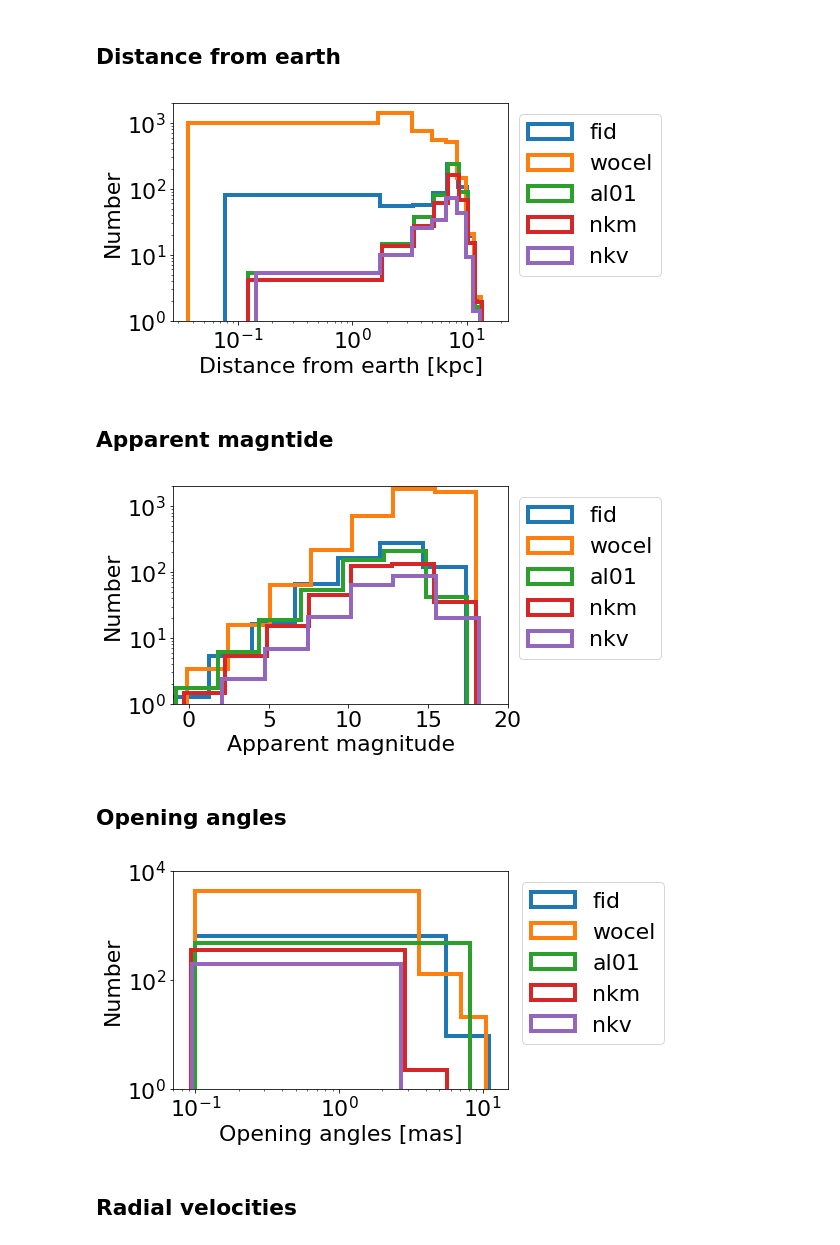
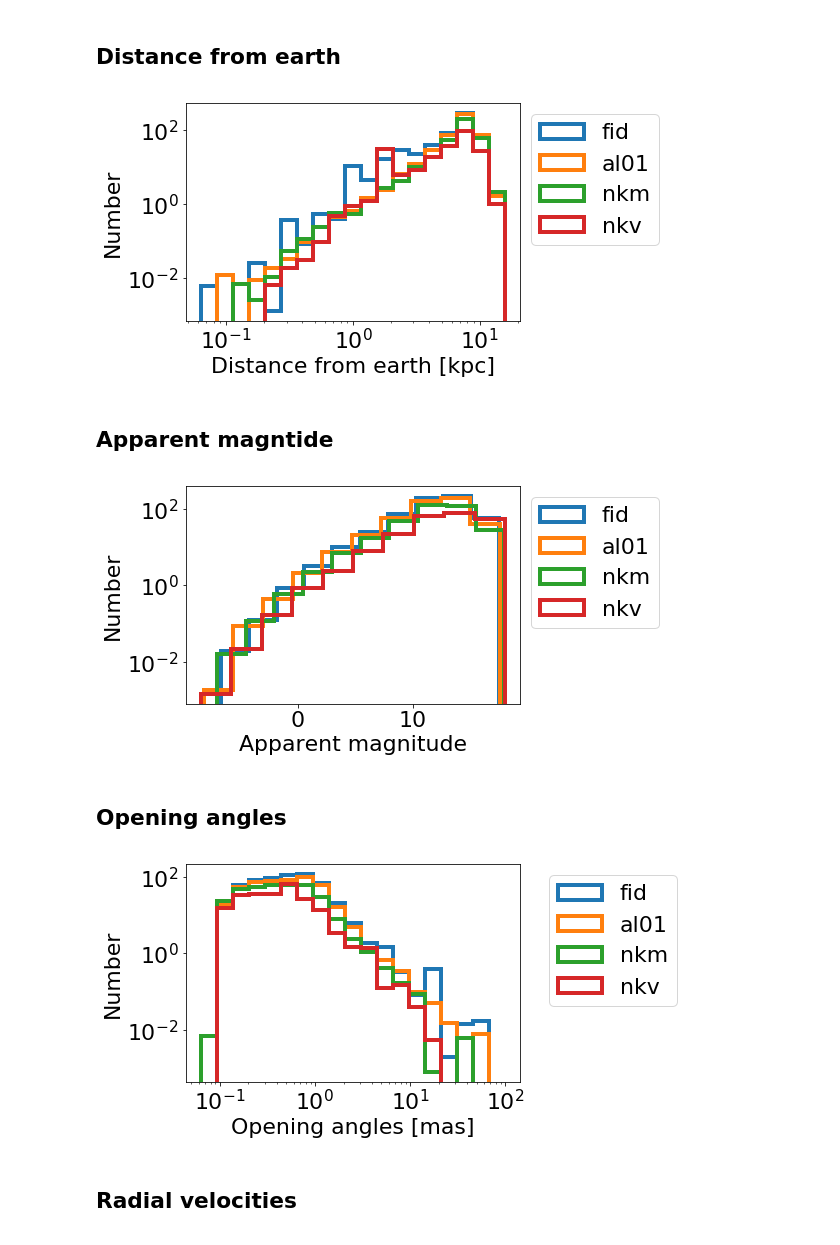
Before and after one commit to bolverk/gaia_black_hole_binaries, a Jupyter notebook: stellar_binary_monte_carlo_mk2.ipynb, the cells around one changed output. Saved outputs shown, nothing was run; the diff lists cells and outputs as text; code cells hidden in the pictures.

Commit message:
touch up figures

```diff
--- a/stellar_binary_monte_carlo_mk2.ipynb
+++ b/stellar_binary_monte_carlo_mk2.ipynb
@@ -19,6 +17,3 @@ Without limit on common envelope phase
-# %%
-recipes['wocel'] = StarSoup.fiducial()
-recipes['wocel']['binary evolution'] = StarSoup.CommonEnvelope.evolve_unrestricted_common_envelope
 # %% [markdown]
 Lower common envelope $\alpha \lambda$
 # %%
@@ -102,7 +95,8 @@ for key in populations:
               weights=populations[key]['statistical weight'][gaia_masks[key]]*star_number_scale,
                histtype='step',
                linewidth=4,
-              label=key)
+              label=key,
+              bins=numpy.logspace(0,2,20))
 pylab.xlabel(r'Companion mass [$M_{\odot}$]')
 pylab.ylabel('Number')
 pylab.xscale('log')
@@ -123,13 +117,14 @@ for key in populations:
               weights=populations[key]['statistical weight'][gaia_masks[key]]*star_number_scale,
                histtype='step',
                linewidth=4,
-              label=key)
+              label=key,
+              bins=numpy.logspace(-1,1,10))
 pylab.xlabel(r'Period [years]')
 pylab.ylabel('Number')
 pylab.xscale('log')
 pylab.yscale('log')
-pylab.xticks([0.2,0.5,1,2,4],
-            ['0.2','0.5','1.0','2.0','4.0'])
+#pylab.xticks([0.2,0.5,1,2,4],
+#            ['0.2','0.5','1.0','2.0','4.0'])
 pylab.legend(bbox_to_anchor=(1,1))
 #pylab.tight_layout()
 pass
@@ -146,17 +141,18 @@ for key in populations:
               weights=populations[key]['statistical weight'][gaia_masks[key]]*star_number_scale,
                histtype='step',
                linewidth=4,
-              label=key)
+              label=key,
+              bins=numpy.logspace(-1.2,1.2,20))
 pylab.xlabel(r'Distance from earth [kpc]')
 pylab.ylabel('Number')
 pylab.xscale('log')
 pylab.yscale('log')
 pylab.legend(bbox_to_anchor=(1,1))
-pylab.ylim((1,2e3))
+#pylab.ylim((1,2e3))
 #pylab.tight_layout()
 pass
 # %% [output]
-[figure, old version]
+[figure, new version]
 # %% [markdown]
 ## Apparent magntide
 # %%
@@ -172,39 +168,40 @@ for key in populations:
 pylab.xlabel(r'Apparent magnitude')
 pylab.ylabel('Number')
 pylab.yscale('log')
-pylab.ylim((1,2e3))
-pylab.xlim((-1,20))
+#pylab.ylim((1,2e3))
+#pylab.xlim((-1,20))
 pylab.legend(bbox_to_anchor=(1,1))
 #pylab.tight_layout()
 pass
 # %% [output]
-[figure, old version]
+[figure, new version]
 # %% [markdown]
 ## Opening angles
 # %%
 %matplotlib inline
 font = {'size':22}
 matplotlib.rc('font',**font)
 for key in populations:
     sma_list = populations[key]['terminal semi major axis'][gaia_masks[key]]
     dfe_list = populations[key]['distance from earth'][gaia_masks[key]]
     opening_angles = sma_list/dfe_list/5e-9
     pylab.hist(opening_angles,
               weights=populations[key]['statistical weight'][gaia_masks[key]]*star_number_scale,
                histtype='step',
                linewidth=4,
-              label=key)
+              label=key,
+              bins=numpy.logspace(-1.2,2,20))
 pylab.xlabel(r'Opening angles [mas]')
 pylab.ylabel('Number')
 pylab.xscale('log')
 pylab.yscale('log')
 pylab.legend(bbox_to_anchor=(0,0,1.5,1))
-pylab.xlim((7e-2,1.5e1))
-pylab.ylim((1,1e4))
+#pylab.xlim((7e-2,1.5e1))
+#pylab.ylim((1,1e4))
 #pylab.tight_layout()
 pass
 # %% [output]
-[figure, old version]
+[figure, new version]
 # %% [markdown]
 ## Radial velocities
 # %%
```
Also changed, not shown: parts of 7 cells of this notebook, 1 other file.
